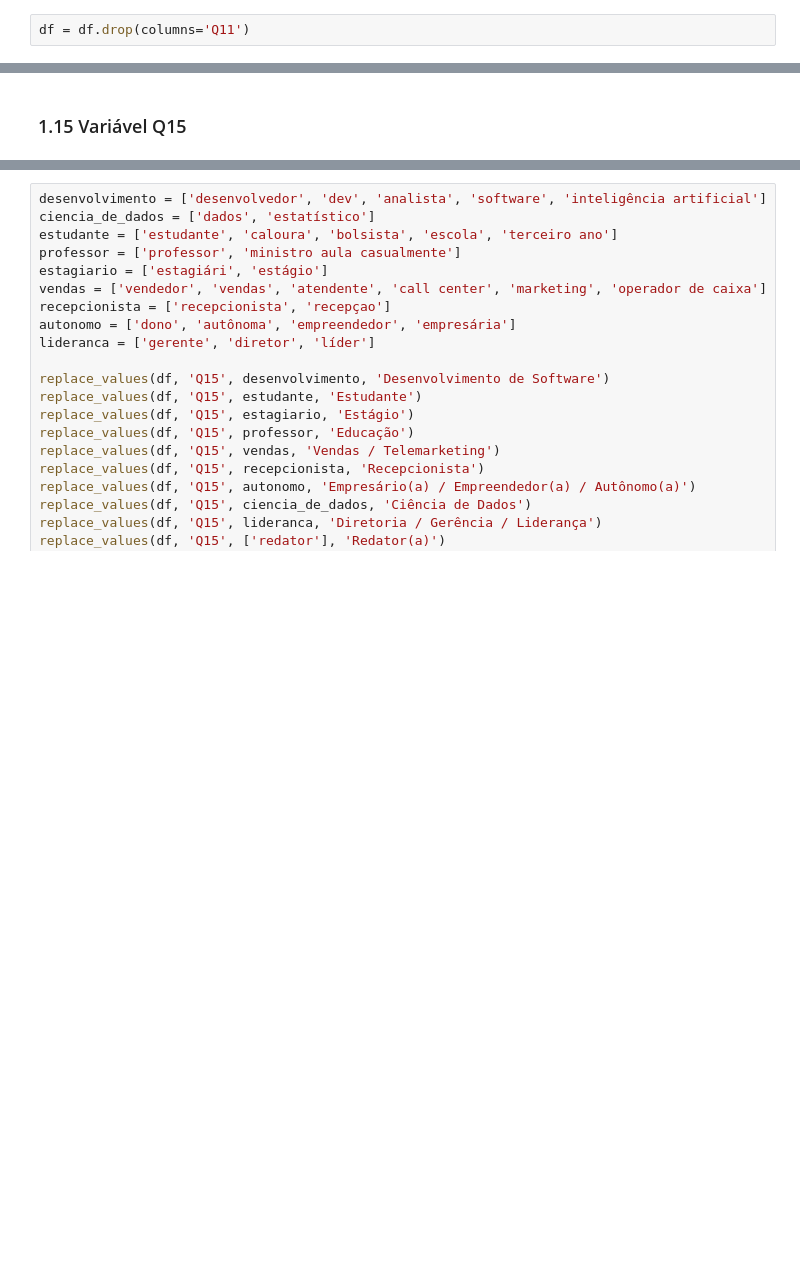
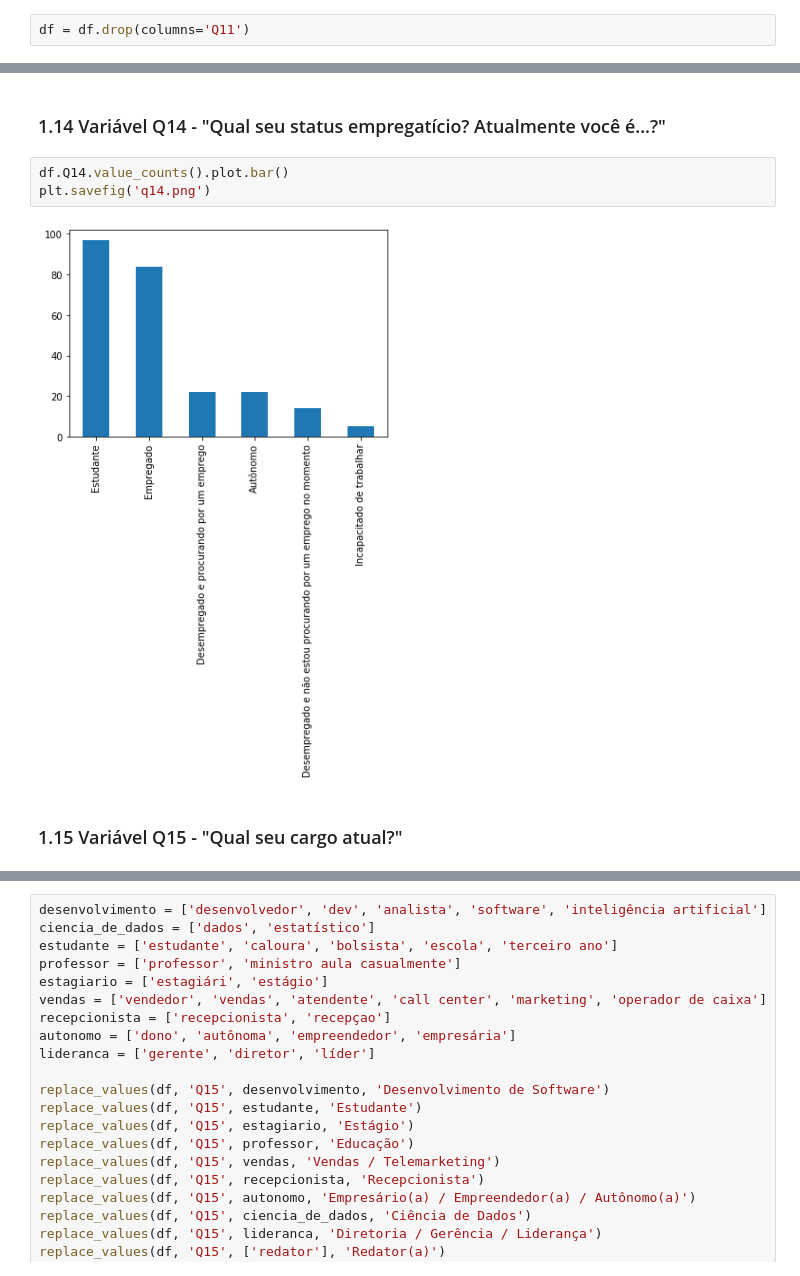
Before and after one commit to claytonrm/AnalisePreditivaSuicidio, a Jupyter notebook: AnalisePreditivaSuicidio.ipynb, the cells around one changed output, grey strips where cells are left out. Cells and saved outputs as stored; diff of their text form; blank space fills up the shorter version.

```diff
--- a/AnalisePreditivaSuicidio.ipynb
+++ b/AnalisePreditivaSuicidio.ipynb
@@ -472,5 +556,12 @@ df[df.Q11_T7 == 1]
+# %% [markdown]
+### 1.14 Variável Q14 - "Qual seu status empregatício? Atualmente você é...?"
+# %%
+df.Q14.value_counts().plot.bar()
+plt.savefig('q14.png')
+# %% [output]
+[figure, added]
 # %% [markdown]
-### 1.15 Variável Q15
+### 1.15 Variável Q15 - "Qual seu cargo atual?"
 # %%
 df['Q15'].str.strip().value_counts()
 # %% [output]
```
Also changed, not shown: parts of 33 cells of this notebook.
